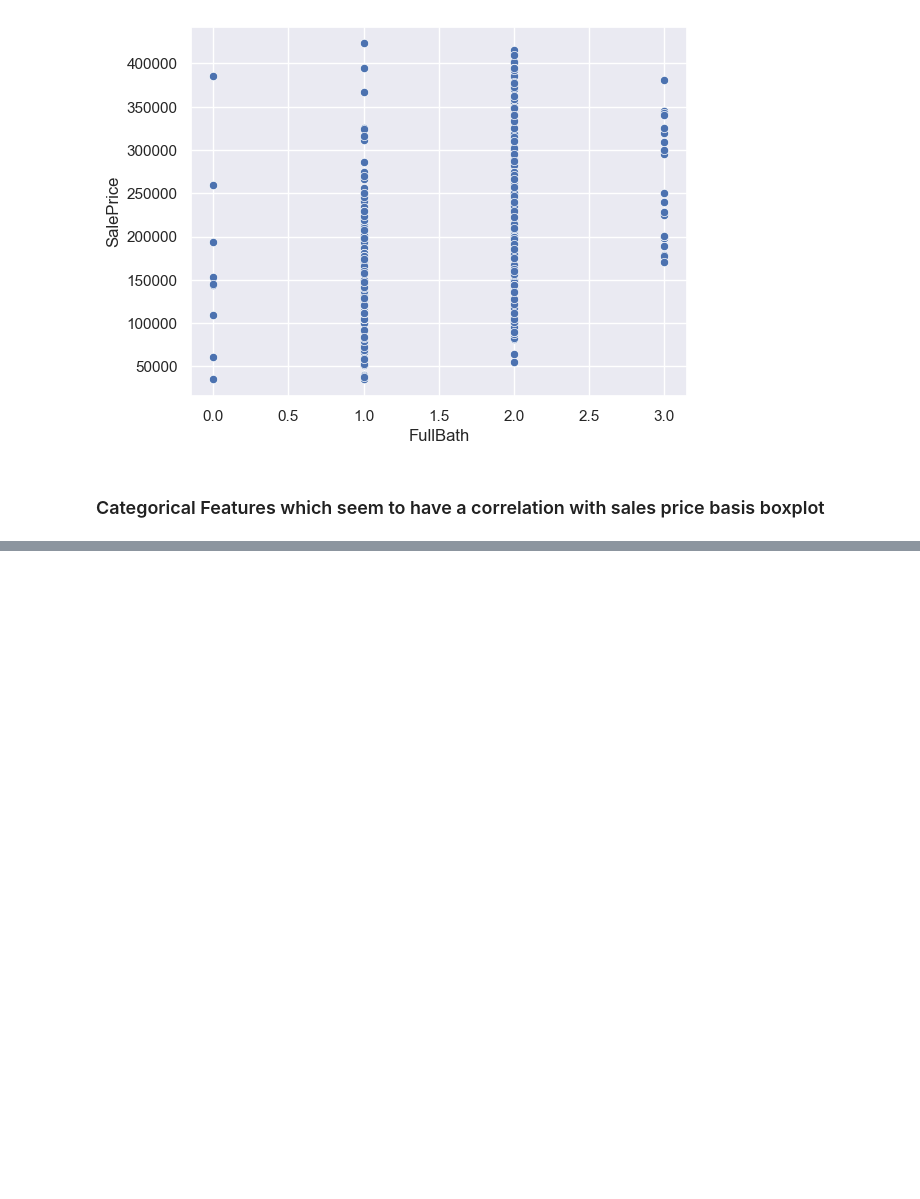
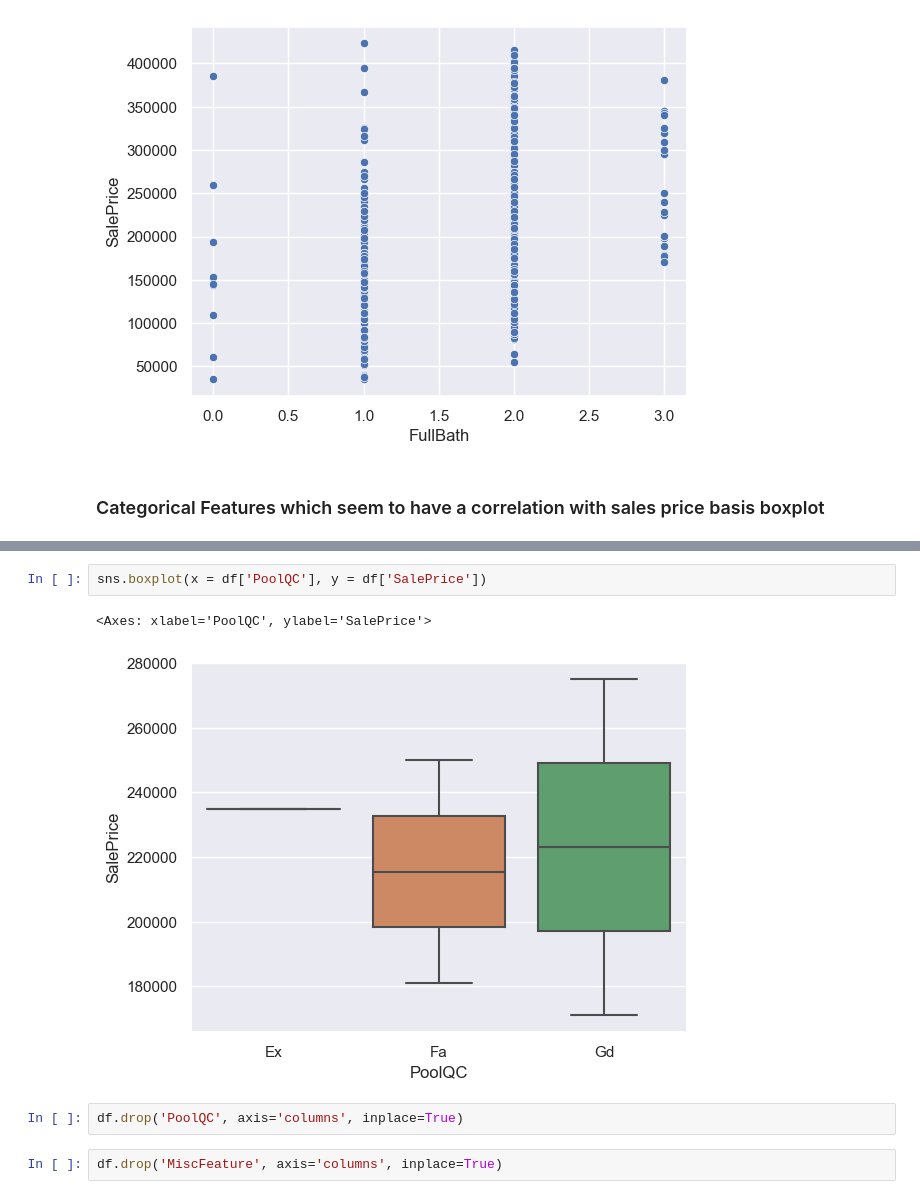
Before and after one commit to adityasngh/Kaggle-House-Prices-Regression, a Jupyter notebook: Kaggle_House_Prices_Regression.ipynb, the cells around one changed output, grey strips where cells are left out. Cells and saved outputs as stored; diff of their text form; blank space fills up the shorter version.

```diff
--- a/Kaggle_House_Prices_Regression.ipynb
+++ b/Kaggle_House_Prices_Regression.ipynb
@@ -150,0 +206,9 @@ sns.scatterplot(x = df['FullBath'], y = df['SalePrice'])
+# %%
+sns.boxplot(x = df['PoolQC'], y = df['SalePrice'])
+# %% [output]
+<Axes: xlabel='PoolQC', ylabel='SalePrice'>
+[figure, added]
+# %%
+df.drop('PoolQC', axis='columns', inplace=True)
+# %%
+df.drop('MiscFeature', axis='columns', inplace=True)
```
Also changed, not shown: parts of 9 cells of this notebook.
